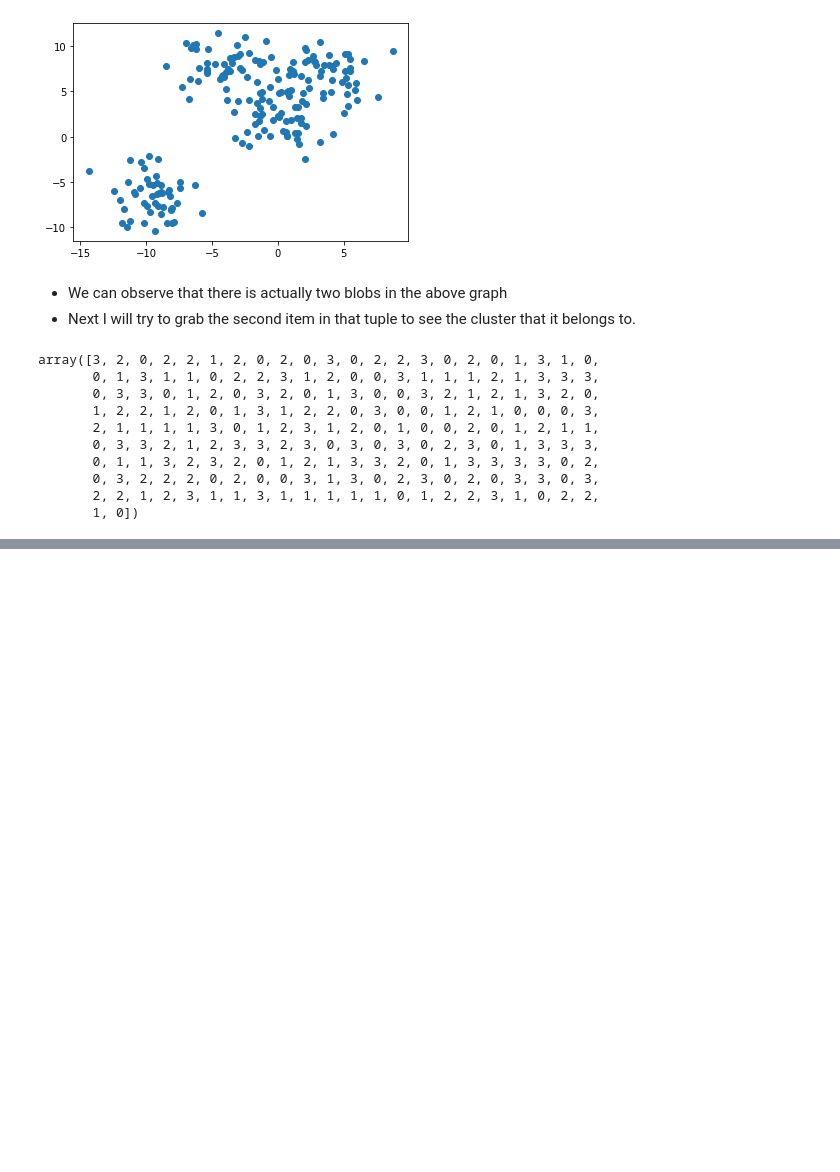
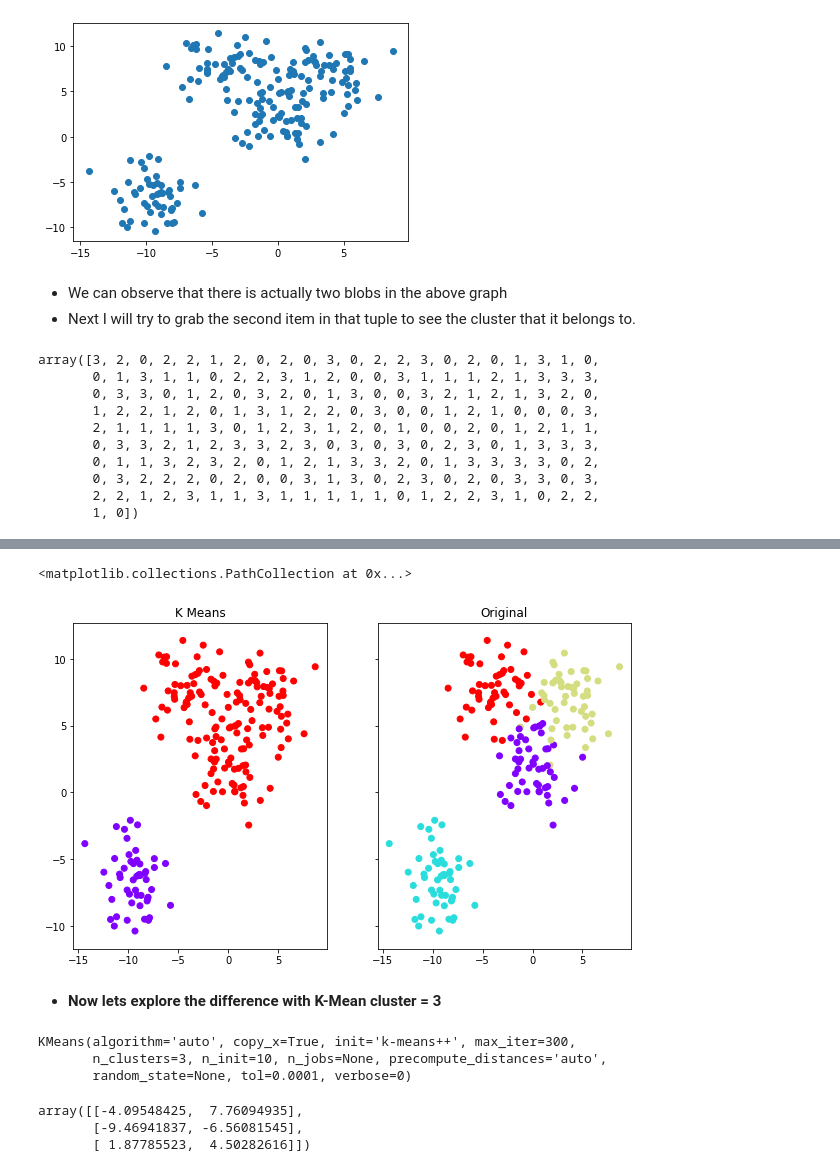
Before and after one commit to Gpower01/K_Mean_Clustering_and_PCA, a Jupyter notebook: K-Mean Cluster_Projects/K_Mean_Clustering_Project01.ipynb, the cells around one changed output, grey strips where cells are left out. Saved outputs shown, nothing was run; the diff lists cells and outputs as text; code cells hidden in the pictures; blank space fills up the shorter version.

```diff
--- a/K-Mean Cluster_Projects/K_Mean_Clustering_Project01.ipynb
+++ b/K-Mean Cluster_Projects/K_Mean_Clustering_Project01.ipynb
@@ -68,0 +132,4 @@ array([3, 2, 0, 2, 2, 1, 2, 0, 2, 0, 3, 0, 2, 2, 3, 0, 2, 0, 1, 3, 1, 0,
+# %%
+kmeans = KMeans(n_clusters=2)
+# %%
+kmeans.fit(data[0])
@@ -68,0 +158,14 @@ array([3, 2, 0, 2, 2, 1, 2, 0, 2, 0, 3, 0, 2, 2, 3, 0, 2, 0, 1, 3, 1, 0,
+# %%
+# using matplotlib
+fig, (ax1,ax2) = plt.subplots(1,2, sharey=True,figsize=(10,6))
+
+ax1.set_title("K Means")
+ax1.scatter(data[0][:,0],data[0][:,1],c=kmeans.labels_,cmap='rainbow')
+
+ax2.set_title("Original")
+ax2.scatter(data[0][:,0],data[0][:,1],c=data[1],cmap='rainbow')
+# %% [output]
+<matplotlib.collections.PathCollection at 0x...>
+[figure, added]
+# %% [markdown]
+- **Now lets explore the difference with K-Mean cluster = 3**
@@ -68,0 +174,12 @@ array([3, 2, 0, 2, 2, 1, 2, 0, 2, 0, 3, 0, 2, 2, 3, 0, 2, 0, 1, 3, 1, 0,
+# %%
+kmeans.fit(data[0])
+# %% [output]
+KMeans(algorithm='auto', copy_x=True, init='k-means++', max_iter=300,
+       n_clusters=3, n_init=10, n_jobs=None, precompute_distances='auto',
+       random_state=None, tol=0.0001, verbose=0)
+# %%
+kmeans.cluster_centers_
+# %% [output]
+array([[-4.09548425,  7.76094935],
+       [-9.46941837, -6.56081545],
+       [ 1.87785523,  4.50282616]])
```
Also changed, not shown: parts of 23 cells of this notebook, 5 other files.
